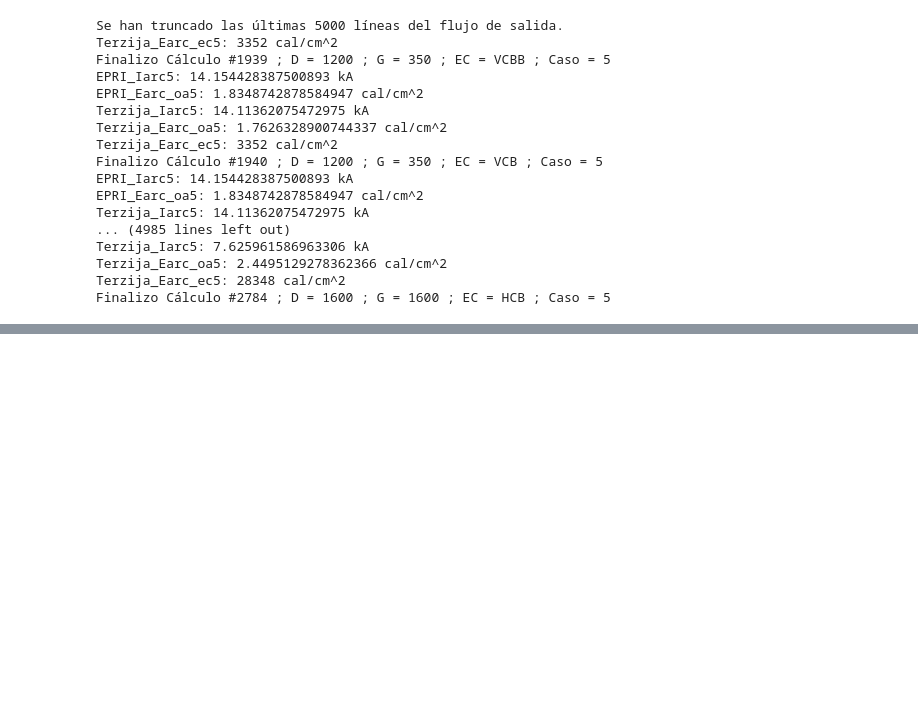
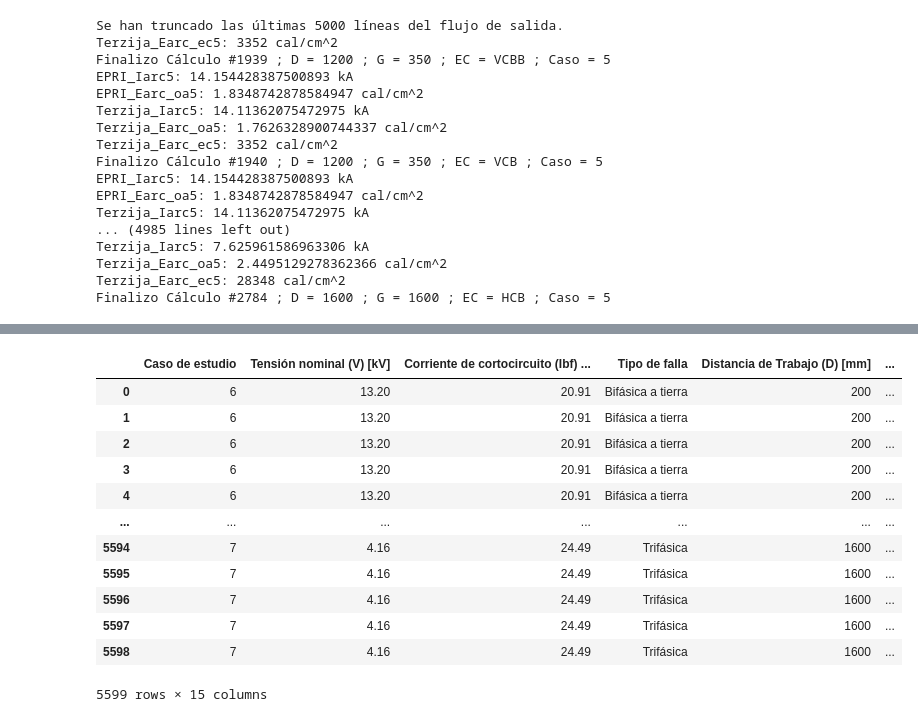
Before and after one commit to alvillegasru/15_kV_Arc_Flash, a Jupyter notebook: Cuadernos/Creacion_Datasets.ipynb, the cells around one changed output, grey strips where cells are left out. Drawn from its saved outputs; the diff is of its cells as text; code cells hidden in the pictures; blank space fills up the shorter version.

```diff
--- a/Cuadernos/Creacion_Datasets.ipynb
+++ b/Cuadernos/Creacion_Datasets.ipynb
@@ -130,8 +130,8 @@ file_path_analisis = "15_kV_Arc_Flash/Archivos/Datos_de_entrada/Data_Creacion_Da
 file_path_validacion = "15_kV_Arc_Flash/Archivos/Datos_de_entrada/Data_Creacion_Datasets/dataset_ieee_validacion.xlsx"
 
 #Lectura de datasets
-dataset_analisis = pd.read_excel(file_path_analisis)
-dataset_validacion = pd.read_excel(file_path_validacion)
+df_ieee_analisis = pd.read_excel(file_path_analisis)
+df_ieee_validacion = pd.read_excel(file_path_validacion)
 # %%
 #@title Metodología EPRI
 #Consideraciones:
@@ -429,0 +478,43 @@ while nc <= 1:
+# %%
+#@title Creación dataset análisis y validación
+
+# Realizar el merge utilizando las columnas en común
+df_analisis = pd.merge(df_ieee_analisis, df_epri_terzija_analisis,
+                        on=['Caso de estudio', 'Tensión nominal (V) [kV]', 'Corriente de cortocircuito (Ibf) [kA]',
+                            'Distancia de Trabajo (D) [mm]', 'Gap (G) [mm]', 'Configuración de electrodos (EC)'],
+                        how='outer')
+
+df_validacion = pd.merge(df_ieee_validacion, df_epri_terzija_validacion,
+                        on=['Caso de estudio', 'Tensión nominal (V) [kV]', 'Corriente de cortocircuito (Ibf) [kA]',
+                            'Distancia de Trabajo (D) [mm]', 'Gap (G) [mm]', 'Configuración de electrodos (EC)'],
+                        how='outer')
+
+# Reorganizar las columnas en el orden deseado
+columnas_ordenadas = [
+    'Caso de estudio', 'Tensión nominal (V) [kV]', 'Corriente de cortocircuito (Ibf) [kA]', 'Tipo de falla',
+    'Distancia de Trabajo (D) [mm]', 'Gap (G) [mm]', 'Configuración de electrodos (EC)',
+    'Coeficiente de encerramiento (Cenc)', 'Gradiente de tensión (B) [V/m]',
+    'IEEE 1584 - 2018 Iarc [kA]', 'IEEE 1584 - 2018 Earc [cal/cm^2]',
+    'EPRI Iarc [kA]', 'EPRI Earc Open Air [cal/cm^2]',
+    'Terzija/Koglin Iarc [kA]', 'Terzija/Koglin Earc Open Air [cal/cm^2]'
+]
+
+# Reindexar el dataframe con el orden correcto de columnas
+df_analisis = df_analisis.reindex(columns=columnas_ordenadas)
+df_validacion = df_validacion.reindex(columns=columnas_ordenadas)
+
+df_validacion
+# %% [output]
+|  | Caso de estudio | Tensión nominal (V) [kV] | Corriente de cortocircuito (Ibf) ... | Tipo de falla | Distancia de Trabajo (D) [mm] | ... |
+| 0 | 6 | 13.20 | 20.91 | Bifásica a tierra | 200 | ... |
+| 1 | 6 | 13.20 | 20.91 | Bifásica a tierra | 200 | ... |
+| 2 | 6 | 13.20 | 20.91 | Bifásica a tierra | 200 | ... |
+| 3 | 6 | 13.20 | 20.91 | Bifásica a tierra | 200 | ... |
+| 4 | 6 | 13.20 | 20.91 | Bifásica a tierra | 200 | ... |
+| ... | ... | ... | ... | ... | ... | ... |
+| 5594 | 7 | 4.16 | 24.49 | Trifásica | 1600 | ... |
+| 5595 | 7 | 4.16 | 24.49 | Trifásica | 1600 | ... |
+| 5596 | 7 | 4.16 | 24.49 | Trifásica | 1600 | ... |
+| 5597 | 7 | 4.16 | 24.49 | Trifásica | 1600 | ... |
+| 5598 | 7 | 4.16 | 24.49 | Trifásica | 1600 | ... |
+5599 rows × 15 columns
```
Also changed, not shown: parts of 5 cells of this notebook.
